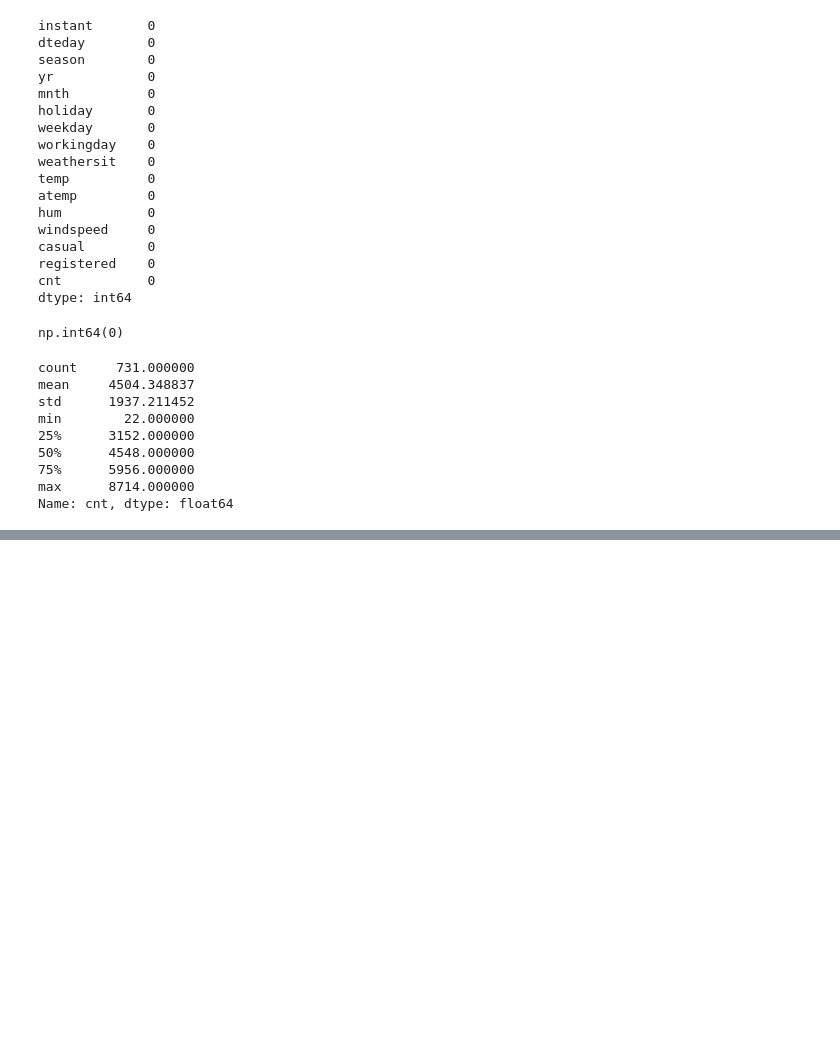
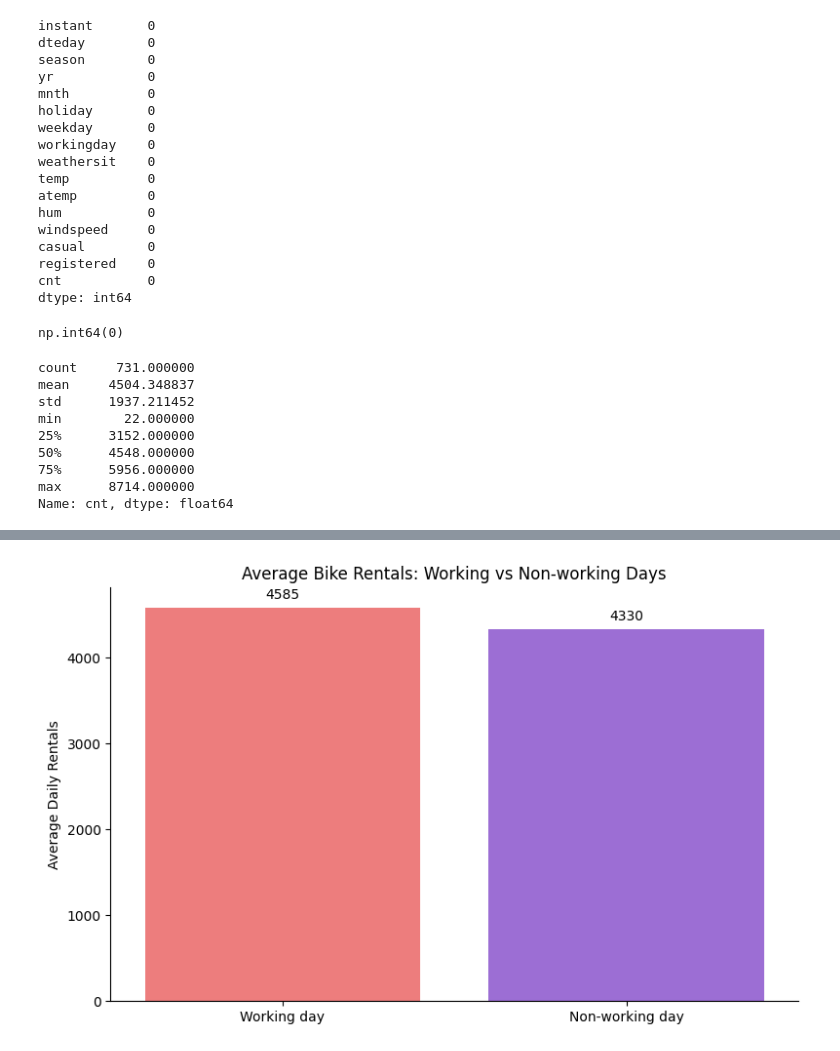
Before and after one commit to sahelsepehri/data-analysis-portfolio, a Jupyter notebook: descriptive-statistics-analyzer/notebooks/descriptive_analysis.ipynb, the cells around one changed output, grey strips where cells are left out. Cells and saved outputs as stored; diff of their text form; code cells hidden in the pictures; blank space fills up the shorter version.

```diff
--- a/descriptive-statistics-analyzer/notebooks/descriptive_analysis.ipynb
+++ b/descriptive-statistics-analyzer/notebooks/descriptive_analysis.ipynb
@@ -93,0 +173,44 @@ Name: cnt, dtype: float64
+# %%
+
+day_type_avg = (
+    df.assign(
+        day_type=df["workingday"].map({
+            1: "Working day",
+            0: "Non-working day"
+        })
+    )
+    .groupby("day_type", as_index=False)["cnt"]
+    .mean()
+)
+
+day_order = ["Working day", "Non-working day"]
+
+plt.figure(figsize=(8, 5))
+
+ax = sns.barplot(
+    data=day_type_avg,
+    x="day_type",
+    y="cnt",
+    hue="day_type",
+    order=day_order,
+    hue_order=day_order,
+    palette={
+        "Working day": "#FF6B6B",
+        "Non-working day": "#9B5DE5"
+    },
+    errorbar=None,
+    legend=False
+)
+
+for container in ax.containers:
+    ax.bar_label(container, fmt="%.0f", padding=4)
+
+plt.title("Average Bike Rentals: Working vs Non-working Days")
+plt.xlabel("")
+plt.ylabel("Average Daily Rentals")
+
+sns.despine()
+plt.tight_layout()
+plt.show()
+# %% [output]
+[figure, added]
```
Also changed, not shown: parts of 11 cells of this notebook.
